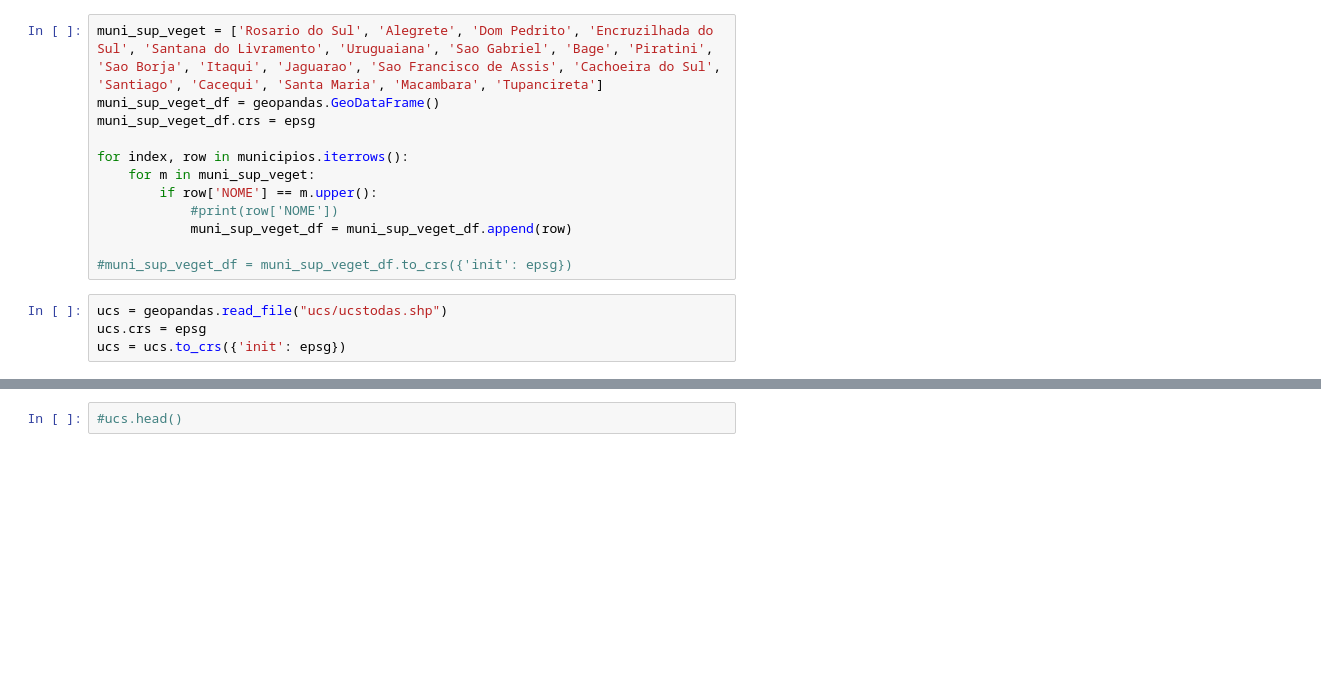
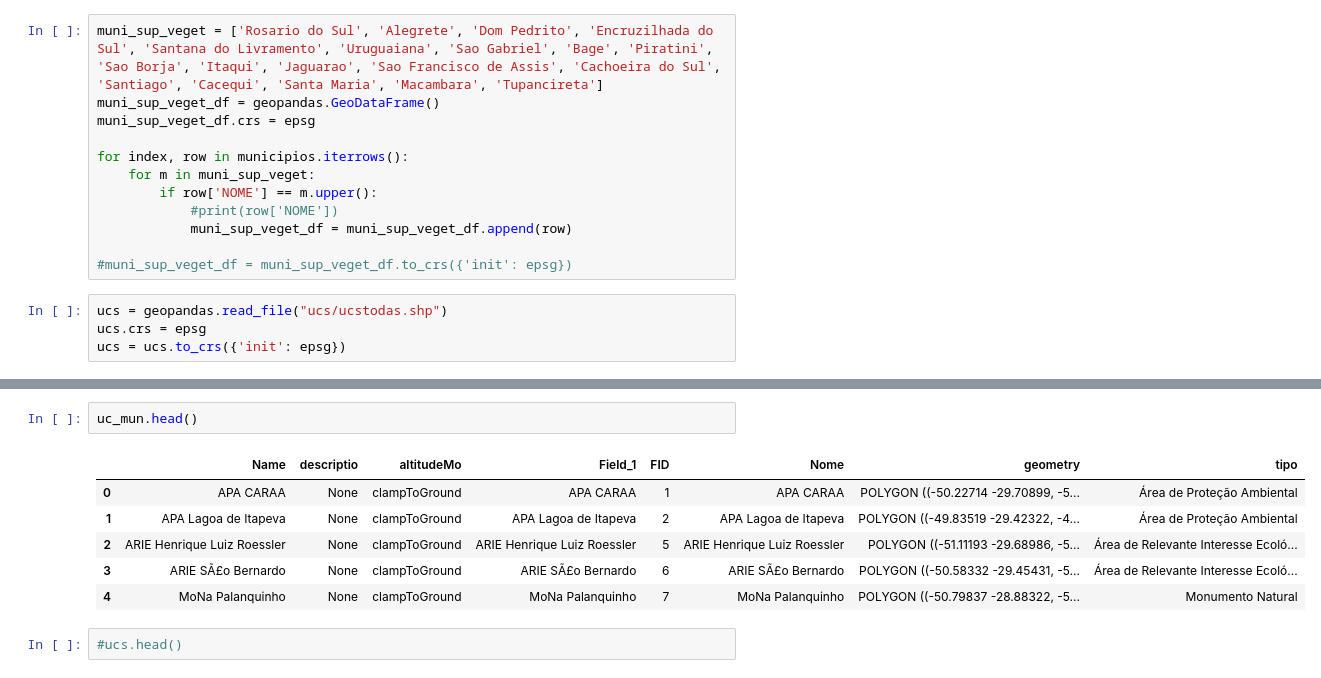
Before and after one commit to robertorolo/Mapas-minera-RS, a Jupyter notebook: ambiental estadual 1.ipynb, the cells around one changed output, grey strips where cells are left out. Drawn from its saved outputs; the diff is of its cells as text; blank space fills up the shorter version.

```diff
--- a/ambiental estadual 1.ipynb
+++ b/ambiental estadual 1.ipynb
@@ -96,3 +117,12 @@ ucs = ucs.to_crs({'init': epsg})
+# %%
+uc_mun.head()
+# %% [output]
+|  | Name | descriptio | altitudeMo | Field_1 | FID | Nome | geometry | tipo |
+| 0 | APA CARAA | None | clampToGround | APA CARAA | 1 | APA CARAA | POLYGON ((-50.22714 -29.70899, -5... | Área de Proteção Ambiental |
+| 1 | APA Lagoa de Itapeva | None | clampToGround | APA Lagoa de Itapeva | 2 | APA Lagoa de Itapeva | POLYGON ((-49.83519 -29.42322, -4... | Área de Proteção Ambiental |
+| 2 | ARIE Henrique Luiz Roessler | None | clampToGround | ARIE Henrique Luiz Roessler | 5 | ARIE Henrique Luiz Roessler | POLYGON ((-51.11193 -29.68986, -5... | Área de Relevante Interesse Ecoló... |
+| 3 | ARIE SÃ£o Bernardo | None | clampToGround | ARIE SÃ£o Bernardo | 6 | ARIE SÃ£o Bernardo | POLYGON ((-50.58332 -29.45431, -5... | Área de Relevante Interesse Ecoló... |
+| 4 | MoNa Palanquinho | None | clampToGround | MoNa Palanquinho | 7 | MoNa Palanquinho | POLYGON ((-50.79837 -28.88322, -5... | Monumento Natural |
 # %%
 #ucs.head()
 # %%
```
Also changed, not shown: parts of 6 cells of this notebook.
